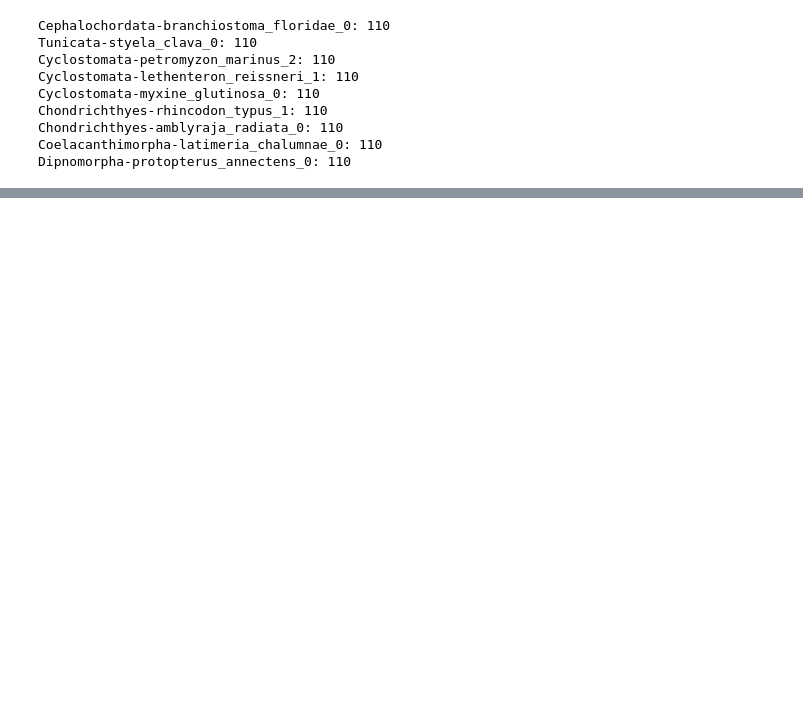
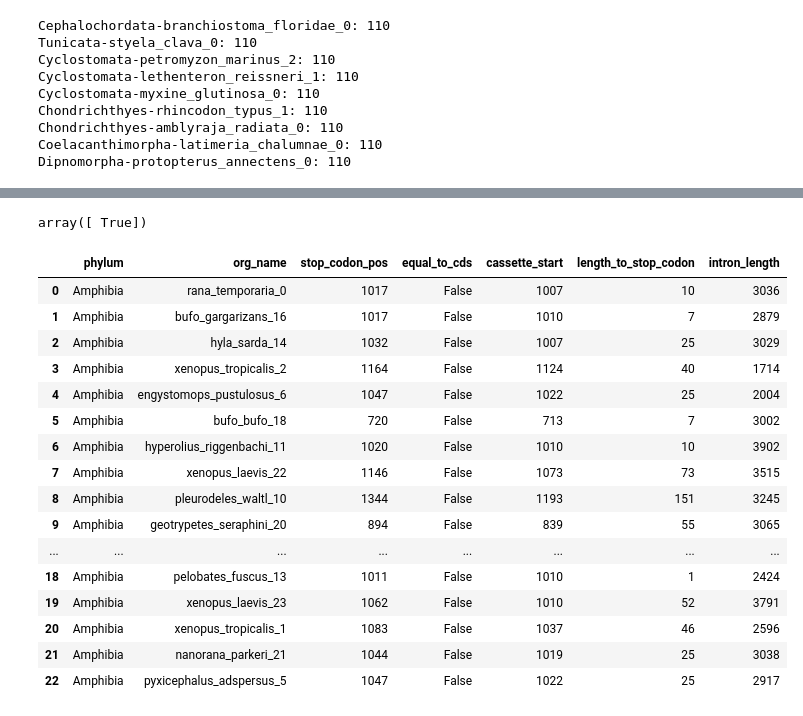
Before and after one commit to ArtemVaska/Diploma, a Jupyter notebook: Scripts/deuterostomia_datasets.ipynb, the cells around one changed output, grey strips where cells are left out. Drawn from its saved outputs; the diff is of its cells as text; code cells hidden in the pictures; blank space fills up the shorter version.

```diff
--- a/Scripts/deuterostomia_processing.ipynb
+++ b/Scripts/deuterostomia_datasets.ipynb
@@ -1276,0 +1362,36 @@ Dipnomorpha-protopterus_annectens_0: 110
+# %%
+prefix = "../Datasets"
+
+org_names_Amphibia = found_org_name_i_Amphibia.keys()
+# %%
+dict_align_info = {
+    "Amphibia": org_names_Amphibia,
+}
+# %%
+# здесь везде должно быть True в столбце equal_to_cds
+
+Amphibia_df_cds, Amphibia_dict_align_cds = dict_align_info_analyze(dict_align_info, "cds")
+Amphibia_df_cds.equal_to_cds.unique()
+# %% [output]
+array([ True])
+# %%
+Amphibia_df_cds_cassette, Amphibia_dict_align_cds_cassette = dict_align_info_analyze(dict_align_info, "cds_cassette")
+Amphibia_df_cds_cassette
+# %% [output]
+|  | phylum | org_name | stop_codon_pos | equal_to_cds | cassette_start | length_to_stop_codon | intron_length |
+| 0 | Amphibia | rana_temporaria_0 | 1017 | False | 1007 | 10 | 3036 |
+| 1 | Amphibia | bufo_gargarizans_16 | 1017 | False | 1010 | 7 | 2879 |
+| 2 | Amphibia | hyla_sarda_14 | 1032 | False | 1007 | 25 | 3029 |
+| 3 | Amphibia | xenopus_tropicalis_2 | 1164 | False | 1124 | 40 | 1714 |
+| 4 | Amphibia | engystomops_pustulosus_6 | 1047 | False | 1022 | 25 | 2004 |
+| 5 | Amphibia | bufo_bufo_18 | 720 | False | 713 | 7 | 3002 |
+| 6 | Amphibia | hyperolius_riggenbachi_11 | 1020 | False | 1010 | 10 | 3902 |
+| 7 | Amphibia | xenopus_laevis_22 | 1146 | False | 1073 | 73 | 3515 |
+| 8 | Amphibia | pleurodeles_waltl_10 | 1344 | False | 1193 | 151 | 3245 |
+| 9 | Amphibia | geotrypetes_seraphini_20 | 894 | False | 839 | 55 | 3065 |
+| ... | ... | ... | ... | ... | ... | ... | ... |
+| 18 | Amphibia | pelobates_fuscus_13 | 1011 | False | 1010 | 1 | 2424 |
+| 19 | Amphibia | xenopus_laevis_23 | 1062 | False | 1010 | 52 | 3791 |
+| 20 | Amphibia | xenopus_tropicalis_1 | 1083 | False | 1037 | 46 | 2596 |
+| 21 | Amphibia | nanorana_parkeri_21 | 1044 | False | 1019 | 25 | 3038 |
+| 22 | Amphibia | pyxicephalus_adspersus_5 | 1047 | False | 1022 | 25 | 2917 |
```
Also changed, not shown: parts of 44 cells of this notebook, 4 other files.
